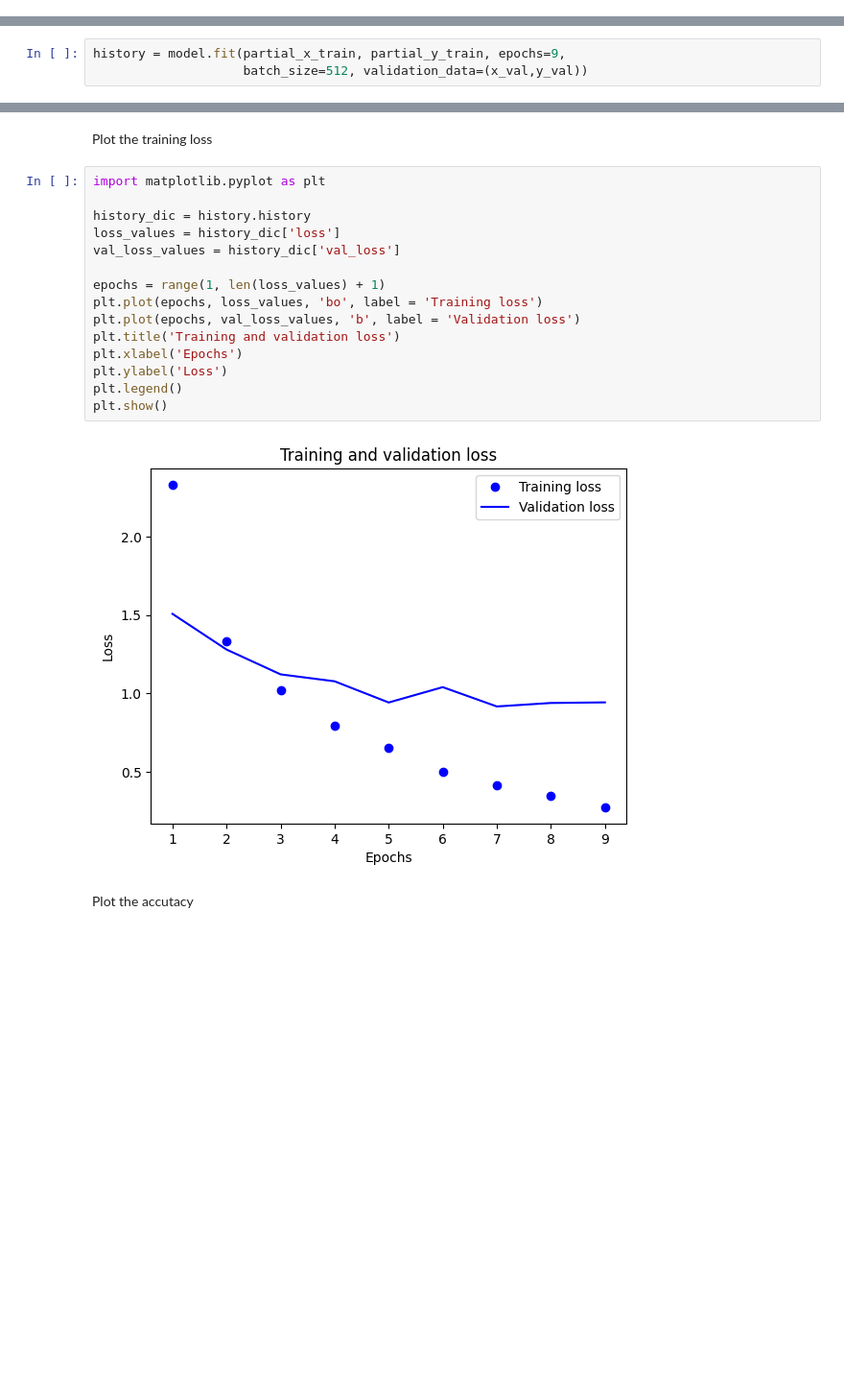
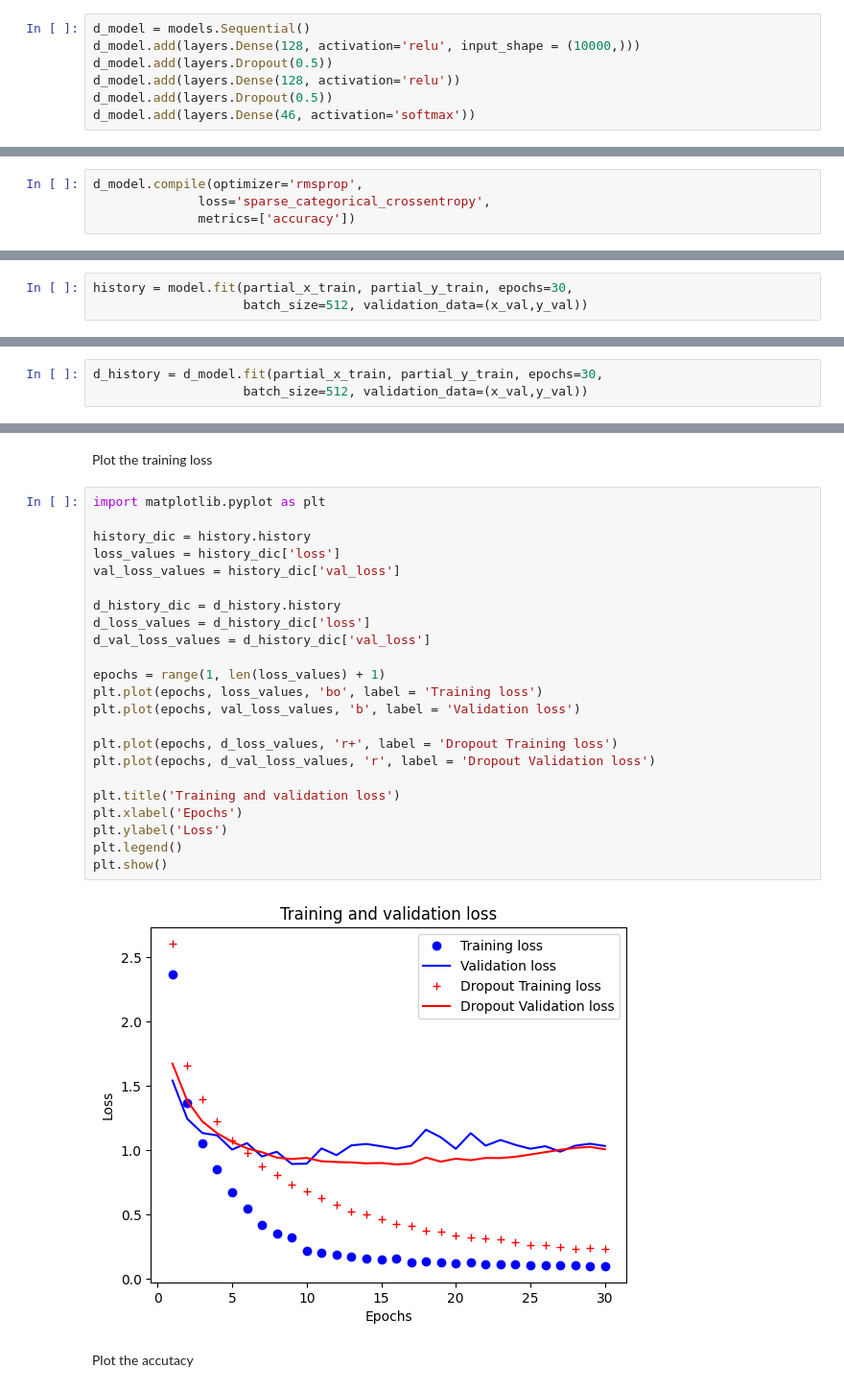
Before and after one commit to erf-non/Keras-practice, a Jupyter notebook: Multi_Classification.ipynb, the cells around one changed output, grey strips where cells are left out. Shown: that part at 96% size. Drawn from its saved outputs; the diff is of its cells as text; blank space fills up the shorter version.

```diff
--- a/Multi_Classification.ipynb
+++ b/Multi_Classification.ipynb
@@ -33,6 +33,13 @@ model.add(layers.Dense(128, activation='relu', input_shape = (10000,)))
 model.add(layers.Dense(128, activation='relu'))
 model.add(layers.Dense(128, activation='relu'))
 model.add(layers.Dense(46, activation='softmax'))
+# %%
+d_model = models.Sequential()
+d_model.add(layers.Dense(128, activation='relu', input_shape = (10000,)))
+d_model.add(layers.Dropout(0.5))
+d_model.add(layers.Dense(128, activation='relu'))
+d_model.add(layers.Dropout(0.5))
+d_model.add(layers.Dense(46, activation='softmax'))
 # %% [markdown]
 Compile model
 'categorical_crossentropy' only applicable one-hot encoding
@@ -44,6 +51,10 @@ Compile model
 model.compile(optimizer='rmsprop',
               loss='sparse_categorical_crossentropy',
               metrics=['accuracy'])
+# %%
+d_model.compile(optimizer='rmsprop',
+              loss='sparse_categorical_crossentropy',
+              metrics=['accuracy'])
 # %% [markdown]
 Slice the validation data
 # %%
@@ -54,6 +65,6 @@ partial_y_train = y_train[1000:]
 # %% [markdown]
 Train the model
 # %%
-history = model.fit(partial_x_train, partial_y_train, epochs=9,
+history = model.fit(partial_x_train, partial_y_train, epochs=30,
                     batch_size=512, validation_data=(x_val,y_val))
 # %% [output]
@@ -77,0 +88,3 @@ Epoch 9/9
+# %%
+d_history = d_model.fit(partial_x_train, partial_y_train, epochs=30,
+                    batch_size=512, validation_data=(x_val,y_val))
@@ -80,20 +111,28 @@ Plot the training loss
 # %%
 import matplotlib.pyplot as plt
 
 history_dic = history.history
 loss_values = history_dic['loss']
 val_loss_values = history_dic['val_loss']
 
+d_history_dic = d_history.history
+d_loss_values = d_history_dic['loss']
+d_val_loss_values = d_history_dic['val_loss']
+
 epochs = range(1, len(loss_values) + 1)
 plt.plot(epochs, loss_values, 'bo', label = 'Training loss')
 plt.plot(epochs, val_loss_values, 'b', label = 'Validation loss')
+
+plt.plot(epochs, d_loss_values, 'r+', label = 'Dropout Training loss')
+plt.plot(epochs, d_val_loss_values, 'r', label = 'Dropout Validation loss')
+
 plt.title('Training and validation loss')
 plt.xlabel('Epochs')
 plt.ylabel('Loss')
 plt.legend()
 plt.show()
 # %% [output]
-[figure, old version]
+[figure, new version]
 # %% [markdown]
 Plot the accutacy
 # %%
```
Also changed, not shown: parts of 6 cells of this notebook, 1 other file.
